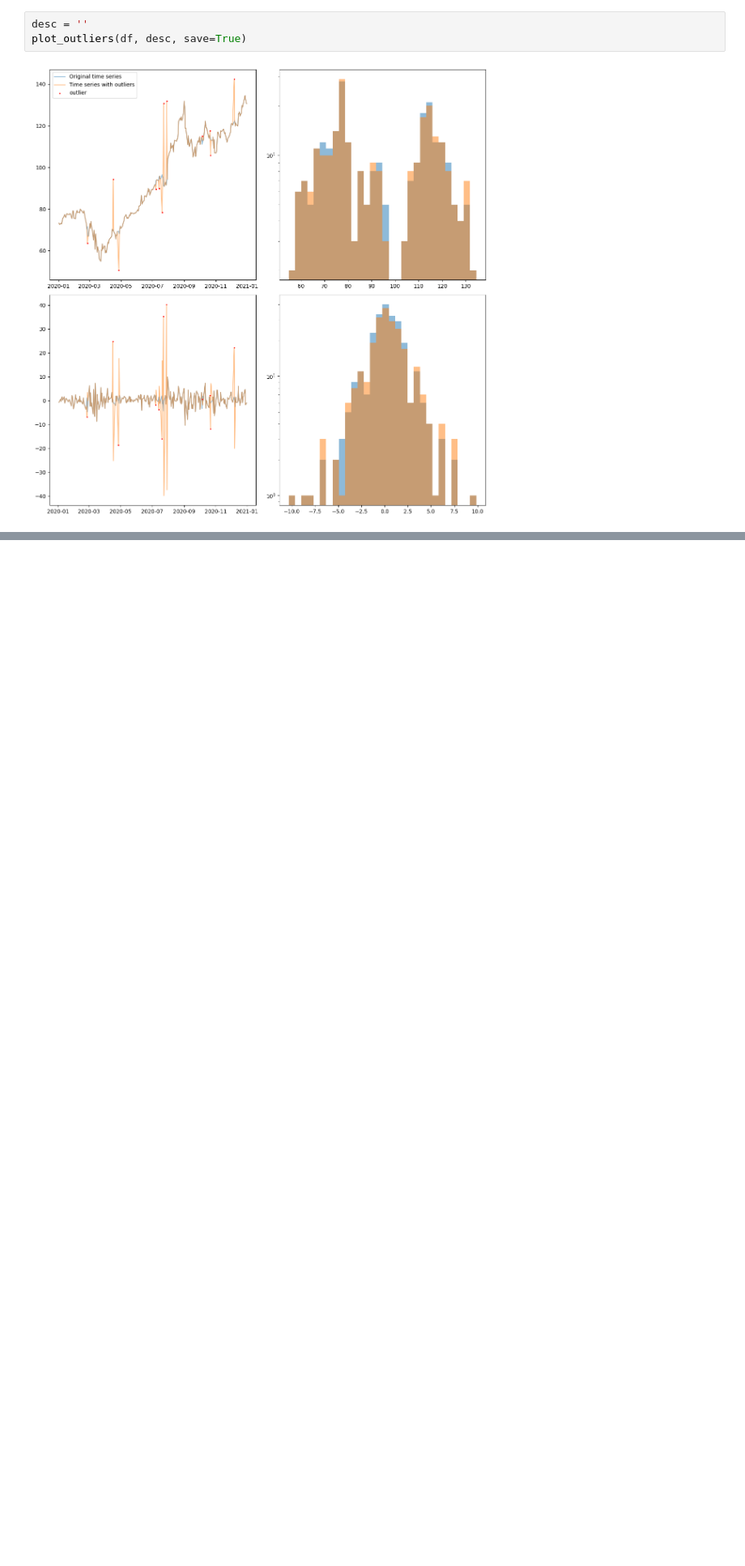
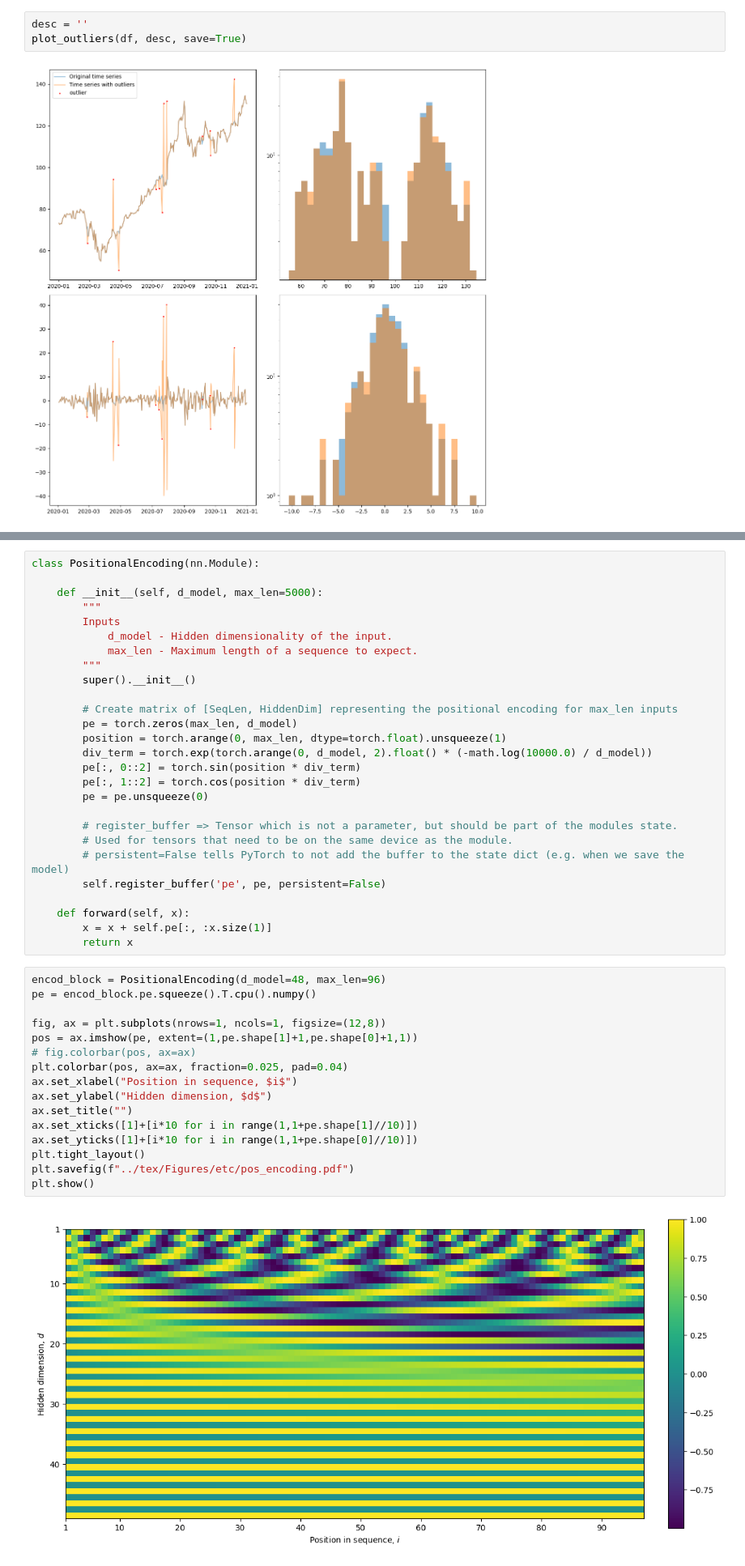
Before and after one commit to thxi/icl_thesis, a Jupyter notebook: notebooks/plots.ipynb, the cells around one changed output, grey strips where cells are left out. Shown at 81% size. Cells and saved outputs as stored; diff of their text form; blank space fills up the shorter version.

```diff
--- a/notebooks/plots.ipynb
+++ b/notebooks/plots.ipynb
@@ -128,0 +137,45 @@ plot_outliers(df, desc, save=True)
+# %%
+class PositionalEncoding(nn.Module):
+
+    def __init__(self, d_model, max_len=5000):
+        """
+        Inputs
+            d_model - Hidden dimensionality of the input.
+            max_len - Maximum length of a sequence to expect.
+        """
+        super().__init__()
+
+        # Create matrix of [SeqLen, HiddenDim] representing the positional encoding for max_len inputs
+        pe = torch.zeros(max_len, d_model)
+        position = torch.arange(0, max_len, dtype=torch.float).unsqueeze(1)
+        div_term = torch.exp(torch.arange(0, d_model, 2).float() * (-math.log(10000.0) / d_model))
+        pe[:, 0::2] = torch.sin(position * div_term)
+        pe[:, 1::2] = torch.cos(position * div_term)
+        pe = pe.unsqueeze(0)
+
+        # register_buffer => Tensor which is not a parameter, but should be part of the modules state.
+        # Used for tensors that need to be on the same device as the module.
+        # persistent=False tells PyTorch to not add the buffer to the state dict (e.g. when we save the model)
+        self.register_buffer('pe', pe, persistent=False)
+
+    def forward(self, x):
+        x = x + self.pe[:, :x.size(1)]
+        return x
+# %%
+encod_block = PositionalEncoding(d_model=48, max_len=96)
+pe = encod_block.pe.squeeze().T.cpu().numpy()
+
+fig, ax = plt.subplots(nrows=1, ncols=1, figsize=(12,8))
+pos = ax.imshow(pe, extent=(1,pe.shape[1]+1,pe.shape[0]+1,1))
+# fig.colorbar(pos, ax=ax)
+plt.colorbar(pos, ax=ax, fraction=0.025, pad=0.04)
+ax.set_xlabel("Position in sequence, $i$")
+ax.set_ylabel("Hidden dimension, $d$")
+ax.set_title("")
+ax.set_xticks([1]+[i*10 for i in range(1,1+pe.shape[1]//10)])
+ax.set_yticks([1]+[i*10 for i in range(1,1+pe.shape[0]//10)])
+plt.tight_layout()
+plt.savefig(f"../tex/Figures/etc/pos_encoding.pdf")
+plt.show()
+# %% [output]
+[figure, added]
```
Also changed, not shown: parts of 3 cells of this notebook, 5 other files.
